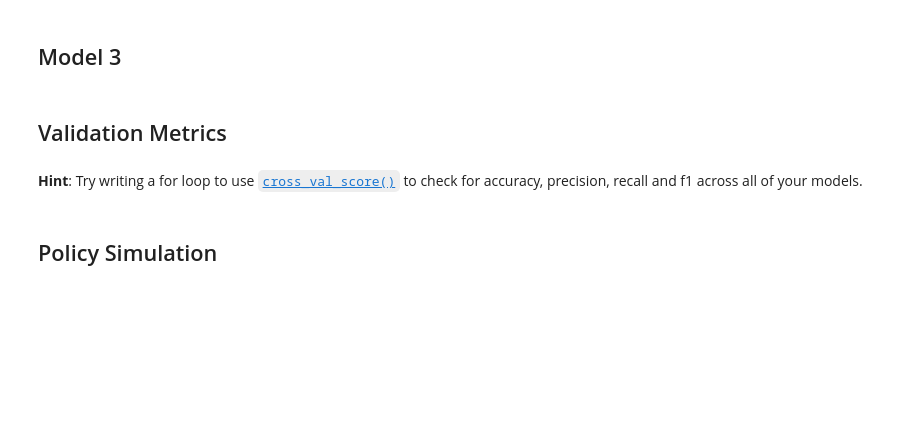
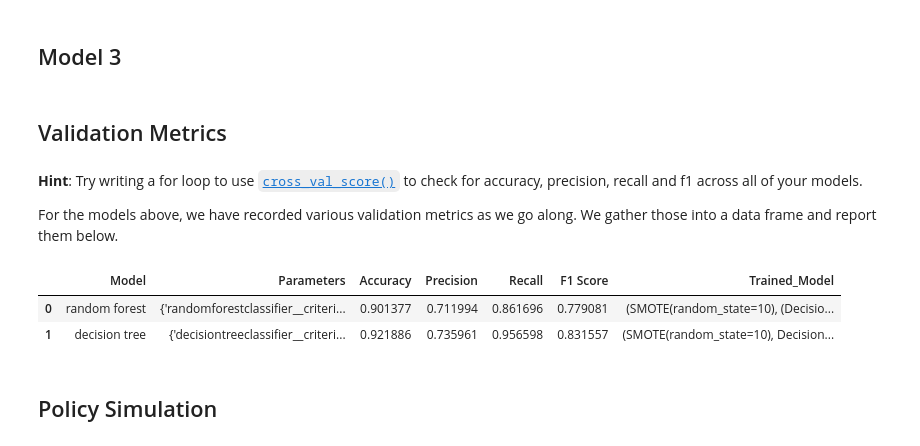
Before and after one commit to paulbsalamanca/CSS-Project-3-Team-6-Fall-2020, a Jupyter notebook: Project 3 Students.ipynb, the cells around one changed output. Saved outputs shown, nothing was run; the diff lists cells and outputs as text; code cells hidden in the pictures; blank space fills up the shorter version.

```diff
--- a/Project 3 Students.ipynb
+++ b/Project 3 Students.ipynb
@@ -380,2 +443,10 @@ Pipeline(steps=[('smote', SMOTE(random_state=10)),
+# %%
+# record paramaters and metrics
+parameters.append(dt_grid.cv_results_['params'][best_index])
+trained_models.append(dt_grid.best_estimator_)
+accuracy.append(dt_grid.cv_results_["mean_test_accuracy"][best_index])
+precision.append(dt_grid.cv_results_["mean_test_precision"][best_index])
+recall.append(dt_grid.cv_results_["mean_test_recall"][best_index])
+f1_score.append(dt_grid.cv_results_["mean_test_f1"][best_index])
 # %%
 fig = plt.figure(figsize=(45,40))
@@ -405,3 +483,11 @@ Average test_f1 is 0.8221887577124447
+# %%
+# record paramaters and metrics for decision tree
+#parameters.append(rf_grid.cv_results_['params'][best_index])
+#trained_models.append(rf_grid.best_estimator_)
+accuracy.append(dt_grid.cv_results_["mean_test_accuracy"][best_index])
+precision.append(dt_grid.cv_results_["mean_test_precision"][best_index])
+recall.append(dt_grid.cv_results_["mean_test_recall"][best_index])
+f1_score.append(dt_grid.cv_results_["mean_test_f1"][best_index])
 # %%
 dt_tuned_pipe = imba_pipeline
 # %% [markdown]
@@ -701,6 +787,16 @@ for i in best_index:
 ## Validation Metrics
 # %% [markdown]
 **Hint**: Try writing a for loop to use [`cross_val_score()`](https://scikit-learn.org/stable/modules/generated/sklearn.model_selection.cross_val_score.html) to check for accuracy, precision, recall and f1 across all of your models.
+
+For the models above, we have recorded various validation metrics as we go along. We gather those into a data frame and report them below.
+# %%
+data_tuples = list(zip(models, parameters, accuracy, precision, recall, f1_score, trained_models))
+models_df = pd.DataFrame(data_tuples, columns=['Model', 'Parameters', "Accuracy", "Precision", "Recall", "F1 Score", "Trained_Model"])
+models_df.head()
+# %% [output]
+|  | Model | Parameters | Accuracy | Precision | Recall | F1 Score | Trained_Model |
+| 0 | random forest | {'randomforestclassifier__criteri... | 0.901377 | 0.711994 | 0.861696 | 0.779081 | (SMOTE(random_state=10), (Decisio... |
+| 1 | decision tree | {'decisiontreeclassifier__criteri... | 0.921886 | 0.735961 | 0.956598 | 0.831557 | (SMOTE(random_state=10), Decision... |
 # %% [markdown]
 ## Policy Simulation
 # %% [markdown]
```
Also changed, not shown: parts of 29 cells of this notebook.
